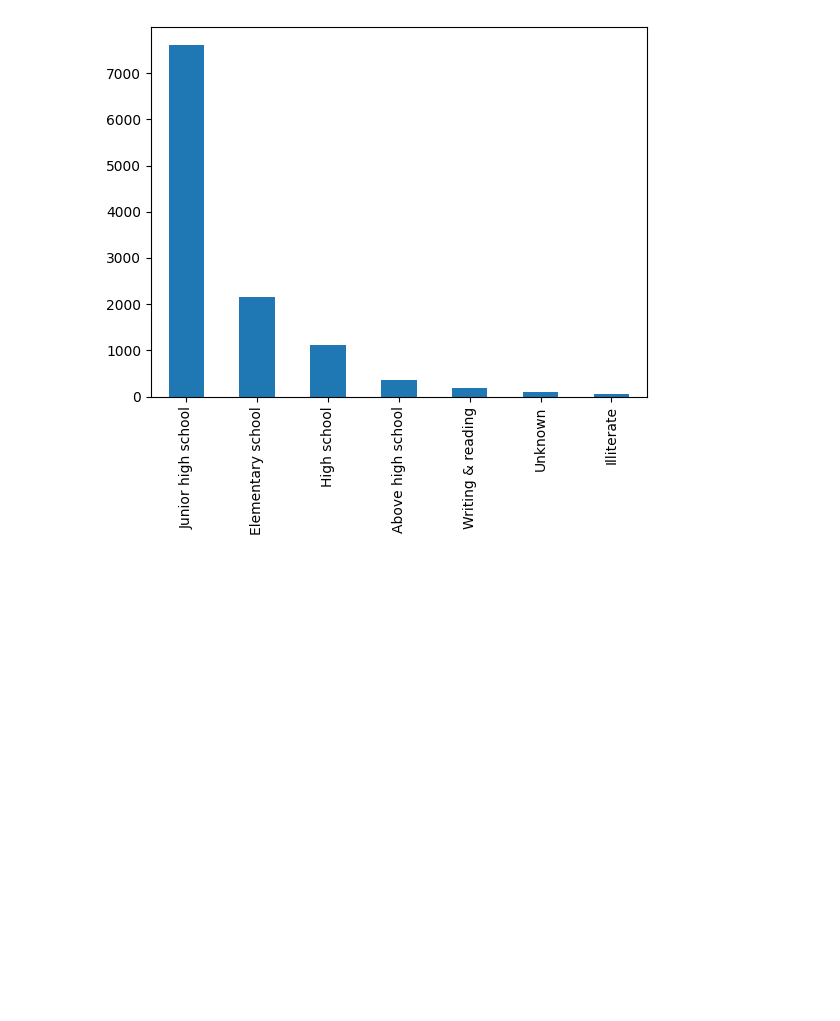
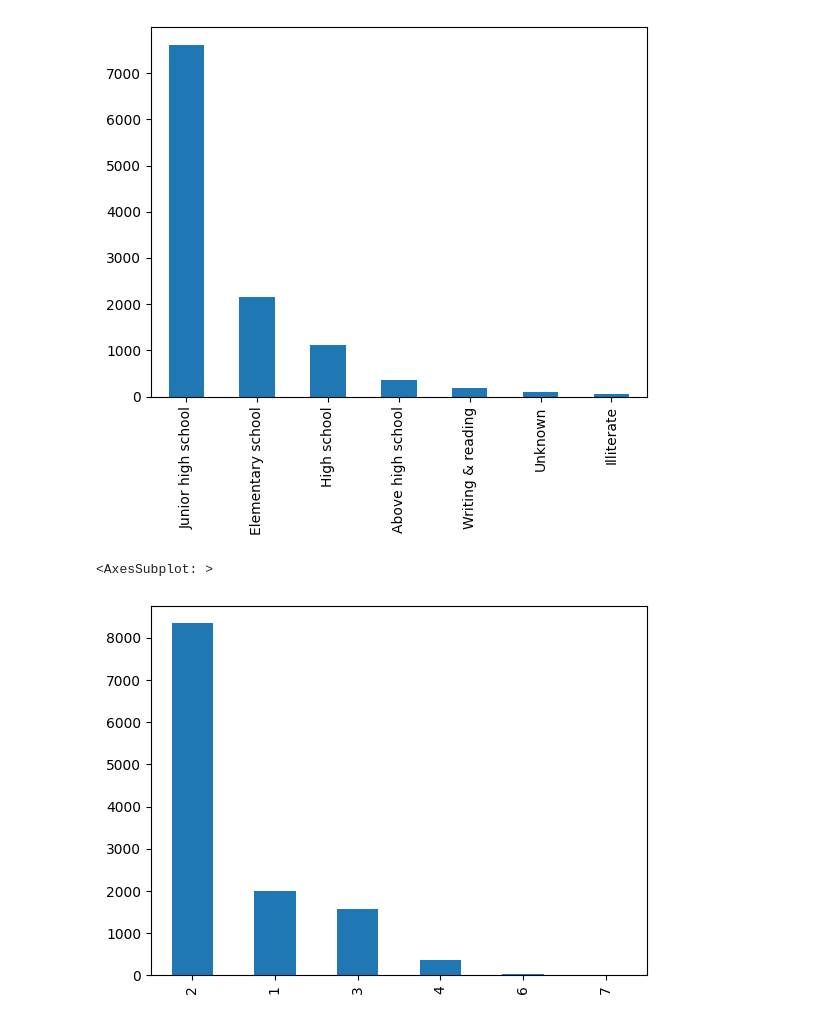
Before and after one commit to sudeep-hk/DS---Algo, a Jupyter notebook: accident_pred.ipynb, the cells around one changed output. Cells and saved outputs as stored; diff of their text form; code cells hidden in the pictures; blank space fills up the shorter version.

```diff
--- a/accident_pred.ipynb
+++ b/accident_pred.ipynb
@@ -45,6 +45,11 @@ df['Educational_level'].value_counts().plot(kind='bar')
 # %% [output]
 <AxesSubplot: >
 [figure]
+# %%
+df['Number_of_vehicles_involved'].value_counts().plot(kind='bar')
+# %% [output]
+<AxesSubplot: >
+[figure, added]
 # %%
 #auto data visualisation using dabl package
 import dabl
```
Also changed, not shown: parts of 5 cells of this notebook.
